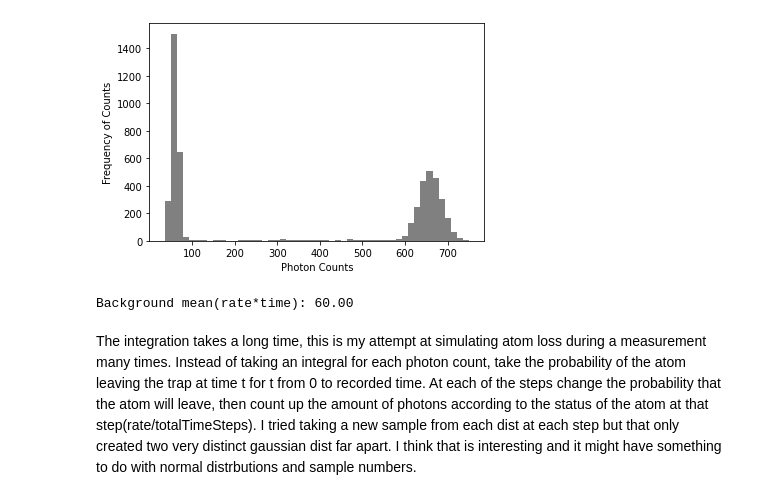
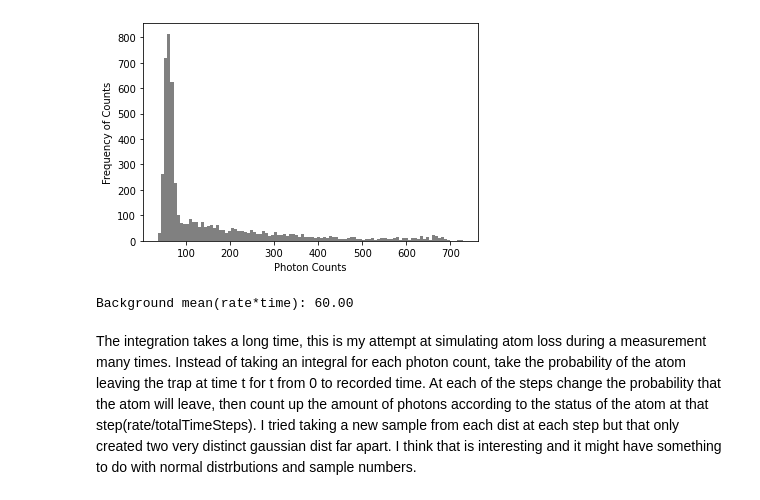
Before and after one commit to bpnordin/PhotonCount, a Jupyter notebook: Test.ipynb, the cells around one changed output. Drawn from its saved outputs; the diff is of its cells as text; code cells hidden in the pictures.

```diff
--- a/Test.ipynb
+++ b/Test.ipynb
@@ -15 +14,10 @@ import functions
 import importlib
+# %%
+#define the variables that determine how many photons are released
+recordTime = 60*10**-3  #s
+rateSingleAtom = 10*10**3  #Hz
+lifetimeOfTrap =  20*10**-3  #s
+rateBackground = 1*10**3  #Hz
+#up to this many photons
+countEnd = 1000
+xx = np.arange(countEnd)
@@ -16,26 +26,13 @@ import importlib
 # %%
-#define the variables that determine how many photons are released
-recordTime = 60*10**-3  #s
-rateSingleAtom = 10*10**3  #Hz
-rateBackground = 1*10**3  #Hz
-lifetimeOfTrap =  800*10**-3  #s
-#up to this many photons
-countEnd = 1000
-xx = np.arange(countEnd)
 #the background is just a poisson distribution
 probDistBack = poisson.pmf(xx,recordTime*rateBackground)
 #get the distribution, the integrals take longer then the rest of the code
-probDistSingle = functions.singleAtom(recordTime,rateSingleAtom,lifetimeOfTrap,xx)
+probDistSingle = PhotonFunctions.singleAtom(recordTime,rateSingleAtom,lifetimeOfTrap,xx)
+#now convolve with background rate
+probDistSingle = PhotonFunctions.convolve(probDistBack,probDistSingle)
 plt.plot(xx,probDistSingle)
 plt.title("Probability distribution vs photon count for a single dipole trapped atom")
 plt.xlabel("Photon count")
 plt.ylabel("Probability")
 plt.show()
-#now convolve with background rate
-probDistSingle = functions.convolve(probDistBack,probDistSingle)
-plt.plot(xx,probDistSingle)
-plt.title("Probability distribution vs photon count for a single dipole trapped atom")
-plt.xlabel("Photon count")
-plt.ylabel("Probability")
-plt.show()
 # %% [output]
@@ -44,9 +40,10 @@ plt.show()
 # %%
-hist = functions.runExperiment(probDistBack,probDistSingle,xx)
-functions.graphHistogram(hist,xx,p0=[1000, 50, 1, 400, 600, 5],fit = False)
+#the actual single atom experiment
+hist = PhotonFunctions.runExperiment(probDistBack,probDistSingle,xx)
+PhotonFunctions.graphHistogram(hist,xx,fit = False)
 print ("Background mean(rate*time): %.2f" %(recordTime*rateBackground))
 # %% [output]
-[figure, old version]
+[figure, new version]
 Background mean(rate*time): 60.00
 # %% [markdown]
 The integration takes a long time, this is my attempt at simulating atom loss during a measurement many times. Instead of taking an integral for each photon count, take the probability of the atom leaving the trap at time t for t from 0 to recorded time. At each of the steps change the probability that the atom will leave, then count up the amount of photons according to the status of the atom at that step(rate/totalTimeSteps). I tried taking a new sample from each dist at each step but that only created two very distinct gaussian dist far apart. I think that is interesting and it might have something to do with normal distrbutions and sample numbers.
```
Also changed, not shown: parts of 8 cells of this notebook, 4 other files.
